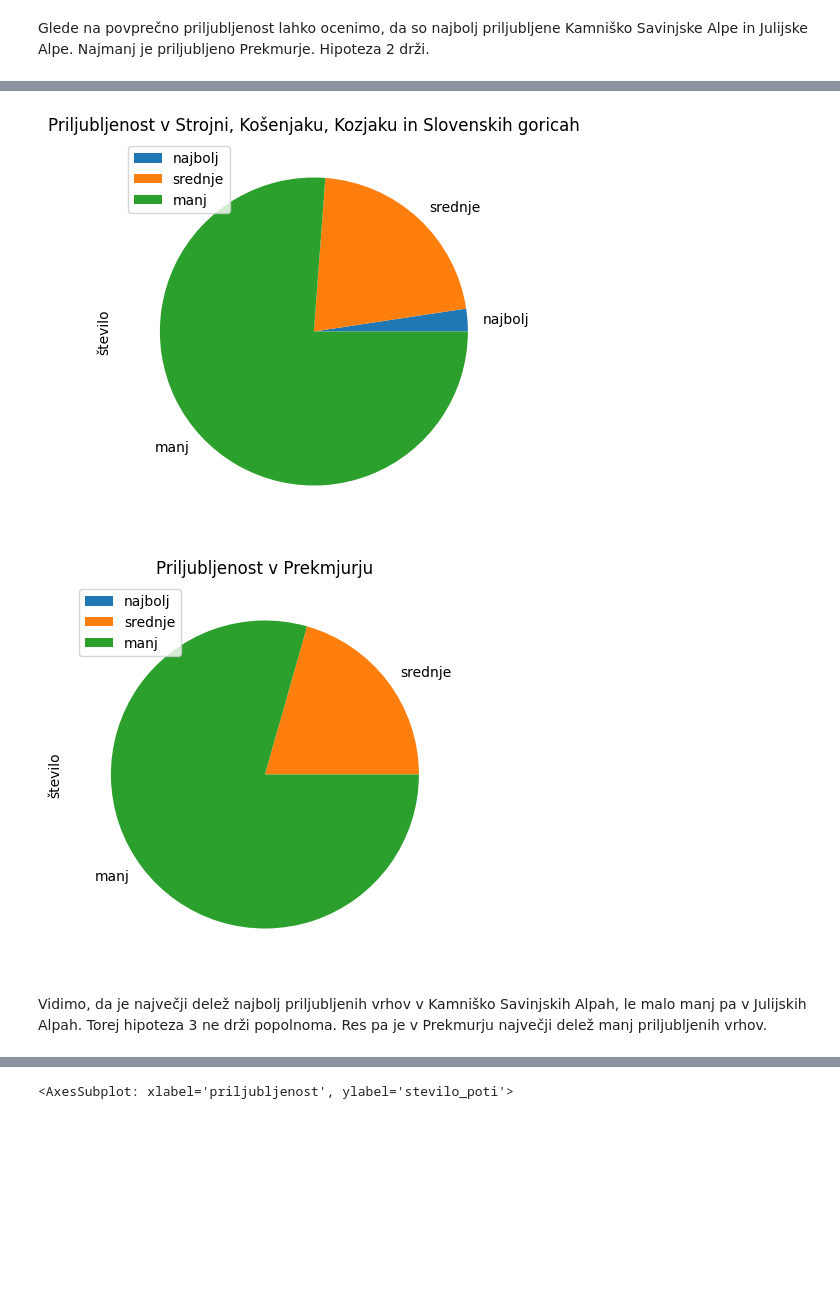
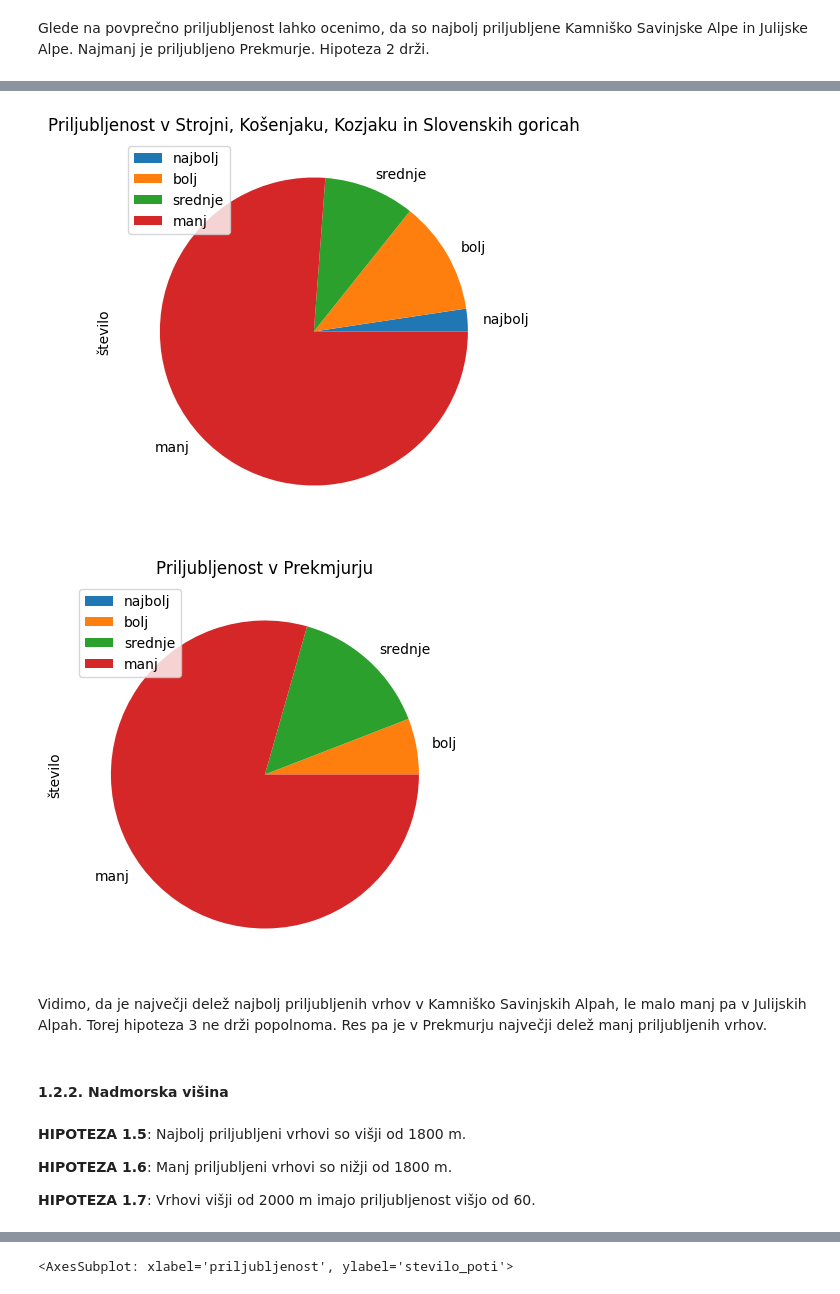
Before and after one commit to MancaMurn/Priljubljenost_slovenskih_gora, a Jupyter notebook: analiza.ipynb, the cells around one changed output, grey strips where cells are left out. Saved outputs shown, nothing was run; the diff lists cells and outputs as text; code cells hidden in the pictures; blank space fills up the shorter version.

Commit message:
gorovje in nadmorska višina

```diff
--- a/analiza.ipynb
+++ b/analiza.ipynb
@@ -95,0 +98,8 @@ Zgolj vrhov gora oz. hribov imamo 1322.
+# %%
+najbolj_priljubljeni = vrhovi_po_priljubljenosti[vrhovi_po_priljubljenosti.priljubljenost >= 90]
+bolj_priljubljeni = vrhovi_po_priljubljenosti[(vrhovi_po_priljubljenosti.priljubljenost >= 65) & (vrhovi_po_priljubljenosti.priljubljenost < 90) ]
+srednje_priljubljeni = vrhovi_po_priljubljenosti[(vrhovi_po_priljubljenosti.priljubljenost >= 40) & (vrhovi_po_priljubljenosti.priljubljenost < 65)]
+manj_priljubljeni = vrhovi_po_priljubljenosti[vrhovi_po_priljubljenosti.priljubljenost < 40]
+
+maximalno_priljubljeni = vrhovi_po_priljubljenosti[vrhovi_po_priljubljenosti.priljubljenost == 100]
+minimalno_priljubljeni = vrhovi_po_priljubljenosti[vrhovi_po_priljubljenosti.priljubljenost <= 5]
@@ -105,10 +115,6 @@ vrhovi_po_priljubljenosti.plot(kind='scatter', y ='stevilo_ogledov', x = 'prilju
 # %% [markdown]
 V zgornjem grafu vidimo, da s številom ogledov narašča tudi priljubljenost, vendar pa graf ni v celoti linearen.
 # %%
-najbolj_priljubljeni = vrhovi_po_priljubljenosti[vrhovi_po_priljubljenosti.priljubljenost >= 90]
-srednje_priljubljeni = vrhovi_po_priljubljenosti[(vrhovi_po_priljubljenosti.priljubljenost >= 40) & (vrhovi_po_priljubljenosti.priljubljenost < 90)]
-manj_priljubljeni = vrhovi_po_priljubljenosti[vrhovi_po_priljubljenosti.priljubljenost < 40]
-
 najbolj_priljubljeni.plot(kind='scatter', y ='stevilo_ogledov', x = 'priljubljenost')
 # %% [output]
 <AxesSubplot: xlabel='priljubljenost', ylabel='stevilo_ogledov'>
@@ -253,22 +274,32 @@ plot = diagram.plot(kind='pie', y='število', figsize=(5, 5), title='Priljubljen
 # %%
 st_najbolj_priljubljenih = len(najbolj_priljubljeni[najbolj_priljubljeni.gorovje == 'Strojna, Košenjak, Kozjak in Slovenske gorice'])
+st_bolj_priljubljenih = len(bolj_priljubljeni[bolj_priljubljeni.gorovje == 'Strojna, Košenjak, Kozjak in Slovenske gorice'])
 st_srednje_priljubljenih = len(srednje_priljubljeni[srednje_priljubljeni.gorovje == 'Strojna, Košenjak, Kozjak in Slovenske gorice'])
 st_manj_priljubljenih = len(manj_priljubljeni[manj_priljubljeni.gorovje == 'Strojna, Košenjak, Kozjak in Slovenske gorice'])
 
-diagram = pd.DataFrame({'število' : [st_najbolj_priljubljenih, st_srednje_priljubljenih, st_manj_priljubljenih]},
-                                    index=['najbolj', 'srednje', 'manj'])
+diagram = pd.DataFrame({'število' : [st_najbolj_priljubljenih, st_bolj_priljubljenih, st_srednje_priljubljenih, st_manj_priljubljenih]},
+                                    index=['najbolj', 'bolj', 'srednje', 'manj'])
 plot = diagram.plot(kind='pie', y='število', figsize=(5, 5), title='Priljubljenost v Strojni, Košenjaku, Kozjaku in Slovenskih goricah')
 # %% [output]
-[figure, old version]
+[figure, new version]
 # %%
 st_najbolj_priljubljenih = len(najbolj_priljubljeni[najbolj_priljubljeni.gorovje == 'Prekmurje'])
+st_bolj_priljubljenih = len(bolj_priljubljeni[bolj_priljubljeni.gorovje == 'Prekmurje'])
 st_srednje_priljubljenih = len(srednje_priljubljeni[srednje_priljubljeni.gorovje == 'Prekmurje'])
 st_manj_priljubljenih = len(manj_priljubljeni[manj_priljubljeni.gorovje == 'Prekmurje'])
 
-diagram = pd.DataFrame({'število' : [st_najbolj_priljubljenih, st_srednje_priljubljenih, st_manj_priljubljenih]},
-                                    index=['najbolj', 'srednje', 'manj'])
+diagram = pd.DataFrame({'število' : [st_najbolj_priljubljenih, st_bolj_priljubljenih, st_srednje_priljubljenih, st_manj_priljubljenih]},
+                                    index=['najbolj', 'bolj', 'srednje', 'manj'])
 plot = diagram.plot(kind='pie', y='število', figsize=(5, 5), title='Priljubljenost v Prekmjurju')
 # %% [output]
-[figure, old version]
+[figure, new version]
 # %% [markdown]
 Vidimo, da je največji delež najbolj priljubljenih vrhov v Kamniško Savinjskih Alpah, le malo manj pa v Julijskih Alpah. Torej hipoteza 3 ne drži popolnoma. Res pa je v Prekmurju največji delež manj priljubljenih vrhov.
+# %% [markdown]
+#### 1.2.2. Nadmorska višina
+# %% [markdown]
+**HIPOTEZA 1.5**: Najbolj priljubljeni vrhovi so višji od 1800 m.
+
+**HIPOTEZA 1.6**: Manj priljubljeni vrhovi so nižji od 1800 m.
+
+**HIPOTEZA 1.7**: Vrhovi višji od 2000 m imajo priljubljenost višjo od 60.
```
Also changed, not shown: parts of 72 cells of this notebook.
